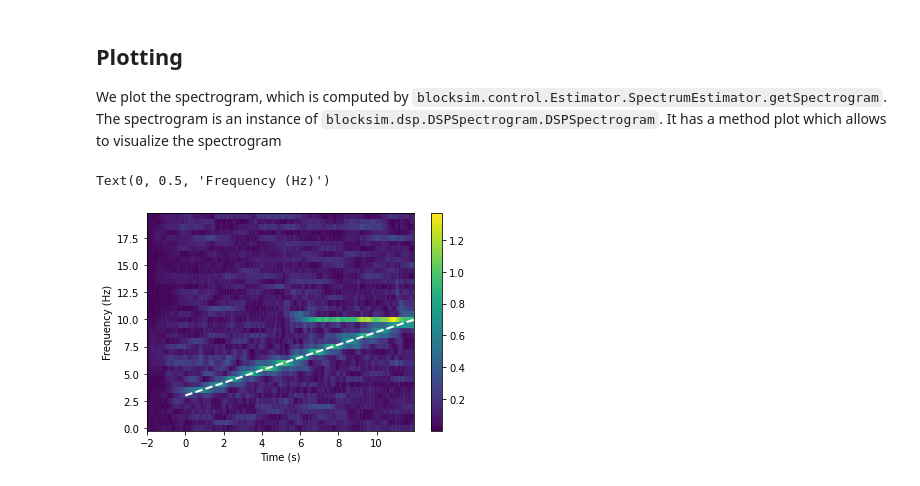
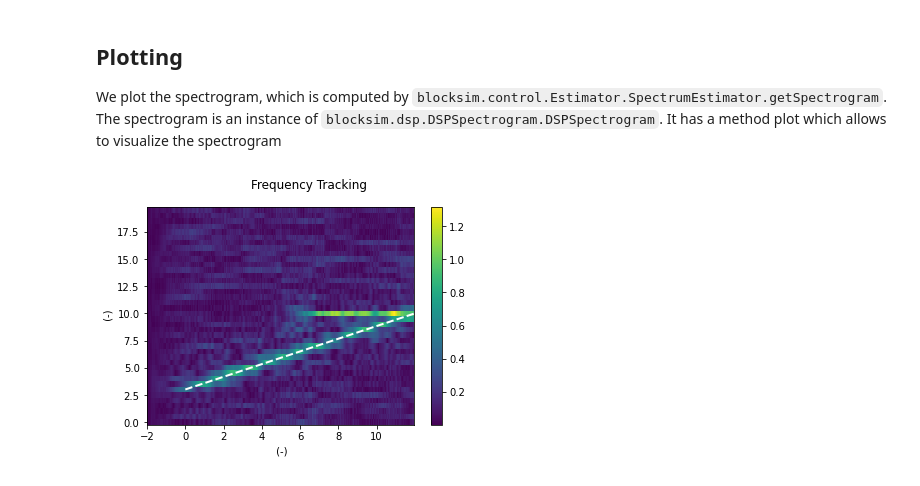
Before and after one commit to ydethe/blocksim, a Jupyter notebook: examples/example_freq_tracking.ipynb, the cells around one changed output. Drawn from its saved outputs; the diff is of its cells as text; code cells hidden in the pictures.

Commit message:
Example with graphics.wip

```diff
--- a/examples/example_freq_tracking.ipynb
+++ b/examples/example_freq_tracking.ipynb
@@ -95,22 +86,22 @@ We plot the spectrogram, which is computed by `blocksim.control.Estimator.Spectr
 # %%
 log = sim.getLogger()
 spg = kal.getSpectrogram(log)
 
-from blocksim.graphics import plotSpectrogram
-import matplotlib.pyplot as plt
+from blocksim.graphics.wip import *
 
-fig = plt.figure()
-axe = fig.add_subplot(111)
-_ = plotSpectrogram(spg, axe)
-axe.plot(
-    t,
-    fchirp,
+fig=FigureFactory.create(title="Frequency Tracking")
+gs=fig.add_gridspec(1,1)
+axe=BAxe(title='', spec=gs[0,0])
+axe.plot(plottable=spg)
+axe.plot(plottable=
+    (t,
+    fchirp),
     linewidth=2,
     color="white",
     linestyle="--",
 )
-axe.set_xlabel("Time (s)")
-axe.set_ylabel("Frequency (Hz)")
+mfig=fig.render()
+# axe.set_xlabel("Time (s)")
+# axe.set_ylabel("Frequency (Hz)")
 # %% [output]
-Text(0, 0.5, 'Frequency (Hz)')
-[figure, old version]
+[figure, new version]
```
Also changed, not shown: parts of 2 cells of this notebook, 2 other files.
